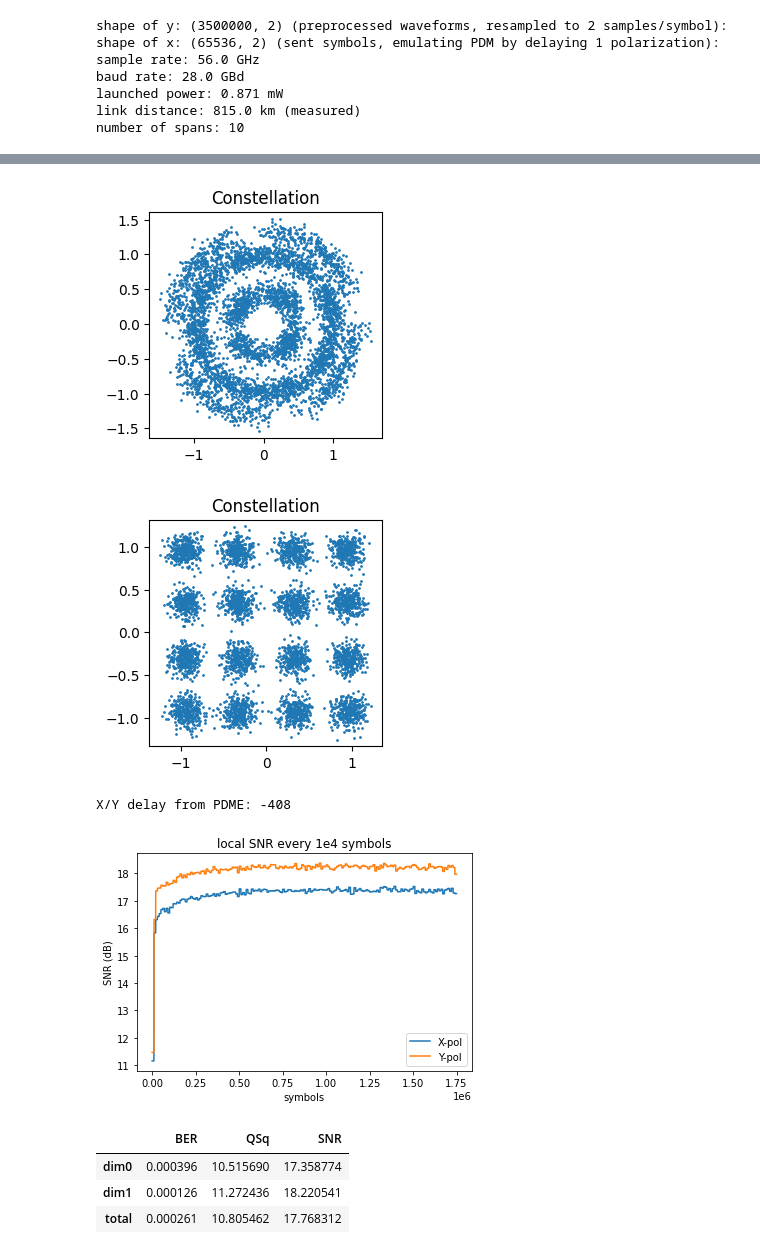
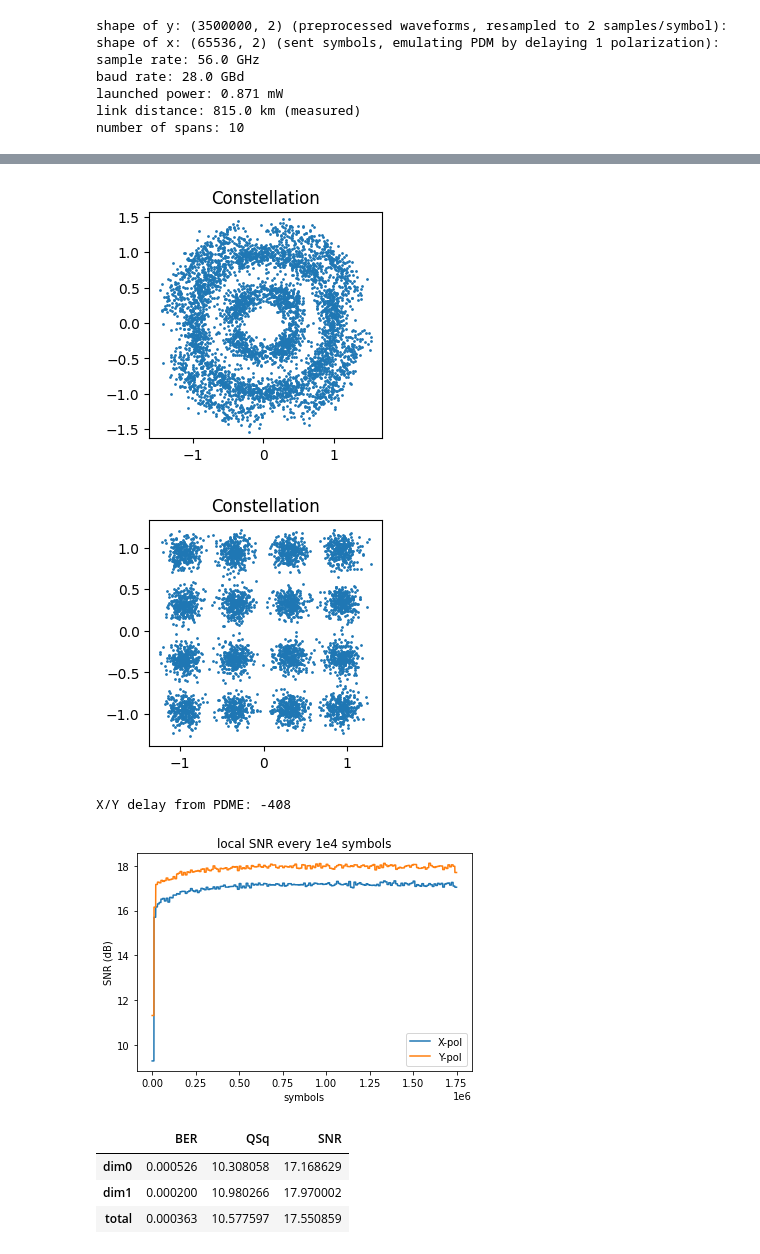
Before and after one commit to remifan/commplax, a Jupyter notebook: examples/hello_world.ipynb, the cells around one changed output, grey strips where cells are left out. Drawn from its saved outputs; the diff is of its cells as text; code cells hidden in the pictures.

```diff
--- a/examples/hello_world.ipynb
+++ b/examples/hello_world.ipynb
@@ -118,9 +114,7 @@ number of spans: 10
 y -= np.mean(y, axis=0)
 y =  xcomm.normpower(y, real=True) / np.sqrt(2)
 
-# mesuare CD using FrFT-based algorithms
-# first time run could be slightly slow to warmup GPU
-
-CD = xcomm.measure_cd(y[10000:30000, 0], sr, bins=2000)[0] / dist
-print('estimated CD = %.4g s/m^2' % CD)
+# mesuaring CD. first time run could be slightly slow to warmup GPU
+CD = xcomm.measure_cd(y[10000:30000, 0], sr, bins=2000)[0]
+print('estimated accumulated CD = %.4g s/m' % CD)
 # %% [output]
@@ -128,9 +152,10 @@ estimated CD = 1.669e-05 s/m^2
 # %%
 # 1 step/span time domain digital back propogation
 
-D_fir_taps = 301 # number of taps for CD compensation operator (namely D op.)
-param_D, param_N = comm.dbp_params(sr, dist/spans, spans, D_fir_taps, fiber_dispersion=CD)
-y_dbp = xcomm.dbp_timedomain(y / jnp.sqrt(2), param_D, 0.5 * lpw * param_N) * jnp.sqrt(2)
+D_fir_taps = 301  # number of taps for CD compensation operator (namely D op.)
+NLC_factor = 0.  # DBP NL calibration factor, 0 accounts for CD compensation only
+param_D, param_N = comm.dbp_params(sr, dist/spans, spans, D_fir_taps, fiber_dispersion=CD / dist)
+y_dbp = xcomm.dbp_timedomain(y / jnp.sqrt(2), param_D, NLC_factor * lpw * 1e3 * param_N) * jnp.sqrt(2)
 
 # scatterplot X-Pol signal to compared with the ones shown below
 cplt.scatter(y_dbp[1000000:1020000, 0])
@@ -174,7 +199,7 @@ x_hat *= jnp.tile(jnp.exp(-1j * fo * T)[:, None], (1, 2))
 
 cplt.scatter(x_hat[500000:505000, 0])
 # %% [output]
-[figure, old version]
+[figure, new version]
 # %%
 # residual FO removal, carrier phase recovery via 1-tap CPANE-EKF
 cpr_state = cpr_init()
@@ -184,34 +209,34 @@ x_hat = cpr_map(phi, x_hat)
 # scatterplot signal after this stage
 cplt.scatter(x_hat[500000:505000, 0])
 # %% [output]
-[figure, old version]
+[figure, new version]
 # %%
 # check if singularity is present
 print("X/Y delay from PDME: %d" % (xcomm.dimsdelay(x_hat)))
 
 # synchronize sent symbols
 z = xcomm.repalign(x_hat, x, skipfirst=len(x_hat) - 100000)
 
 # remove phase ambiguity and rescale signal
 x_hat = xcomm.alignphase(x_hat, z) * xcomm.qamscale(mf)
 
 # check DSP convergence
 snr_local = comm.qamqot_local(x_hat, z)['SNR'][:, :2]
 fig = plt.figure()
 plt.plot(snr_local)
 plt.title('local SNR every 1e4 symbols')
 plt.xlabel('symbols')
 plt.ylabel('SNR (dB)')
 plt.legend(['X-pol', 'Y-pol']);
 plt.show()
 
 # calc. effecitve QoT (BER, Q-factor (dB) and SNR (dB))
 # %load_ext google.colab.data_table
-comm.qamqot(x_hat[300000:-20000], z[300000:-20000])
+comm.qamqot(x_hat[500000:-20000], z[500000:-20000])
 # %% [output]
 X/Y delay from PDME: -408
-[figure, old version]
+[figure, new version]
 |  | BER | QSq | SNR |
-| dim0 | 0.000396 | 10.515690 | 17.358774 |
-| dim1 | 0.000126 | 11.272436 | 18.220541 |
-| total | 0.000261 | 10.805462 | 17.768312 |
+| dim0 | 0.000526 | 10.308058 | 17.168629 |
+| dim1 | 0.000200 | 10.980266 | 17.970002 |
+| total | 0.000363 | 10.577597 | 17.550859 |
```
Also changed, not shown: parts of 17 cells of this notebook.
